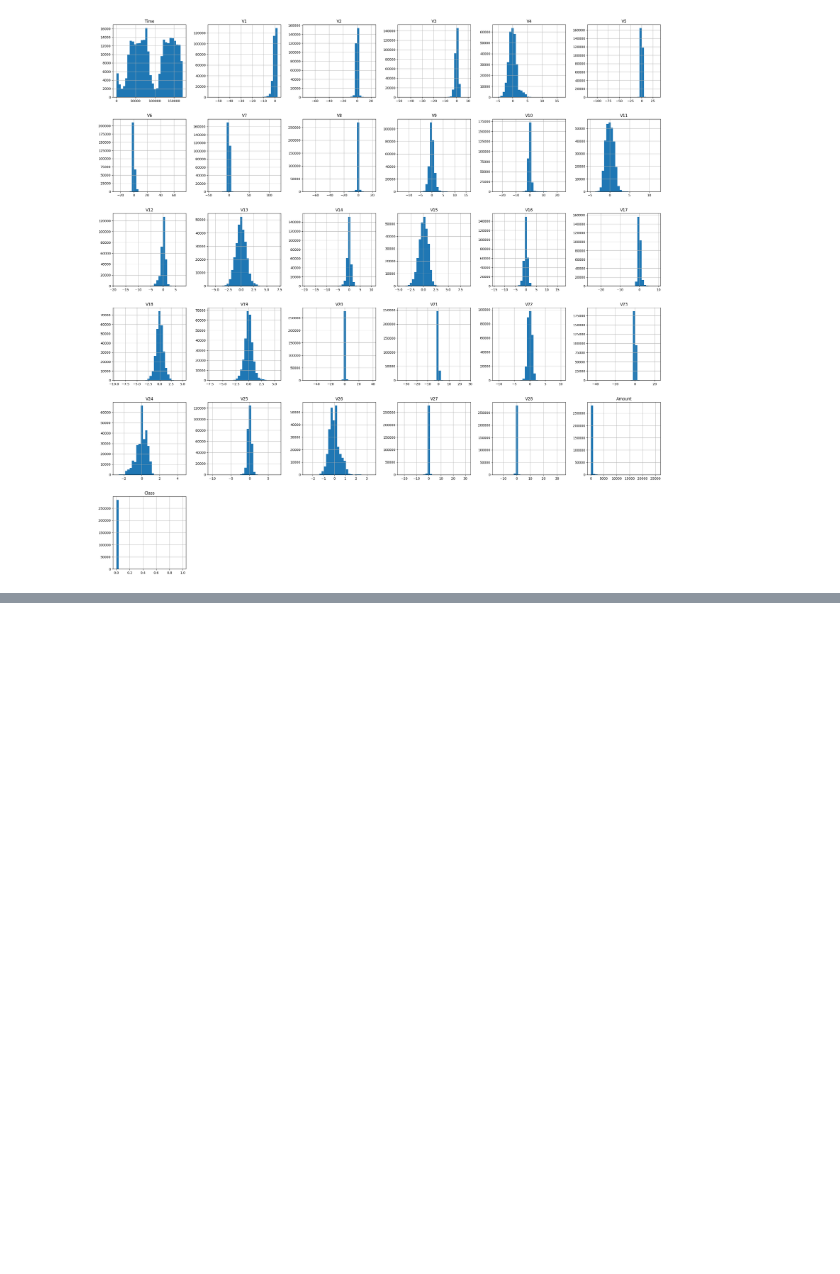
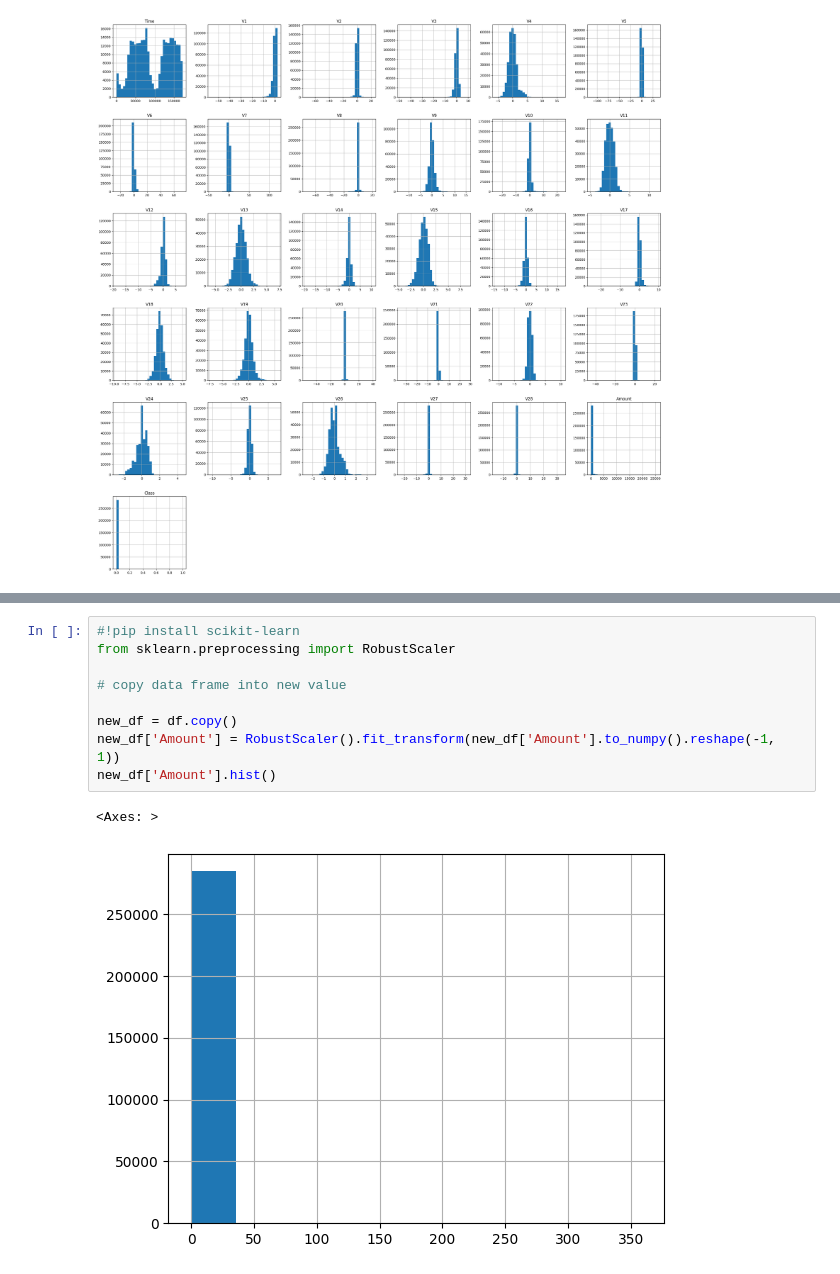
Before and after one commit to Dechie/machine-learning-models, a Jupyter notebook: Untitled0.ipynb, the cells around one changed output, grey strips where cells are left out. Drawn from its saved outputs; the diff is of its cells as text; blank space fills up the shorter version.

```diff
--- a/Untitled0.ipynb
+++ b/Untitled0.ipynb
@@ -63,0 +97,12 @@ array([[<Axes: title={'center': 'Time'}>, <Axes: title={'center': 'V1'}>,
+# %%
+#!pip install scikit-learn
+from sklearn.preprocessing import RobustScaler
+
+# copy data frame into new value
+
+new_df = df.copy()
+new_df['Amount'] = RobustScaler().fit_transform(new_df['Amount'].to_numpy().reshape(-1, 1))
+new_df['Amount'].hist()
+# %% [output]
+<Axes: >
+[figure, added]
```
Also changed, not shown: parts of 5 cells of this notebook.
